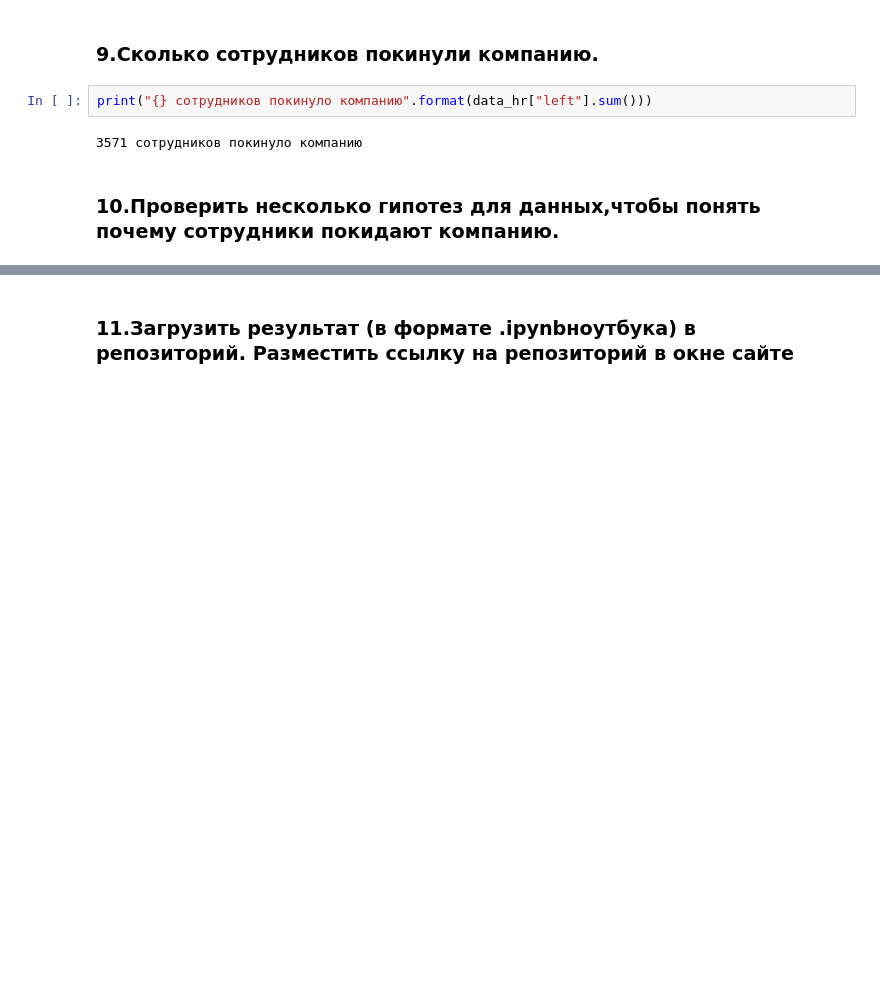
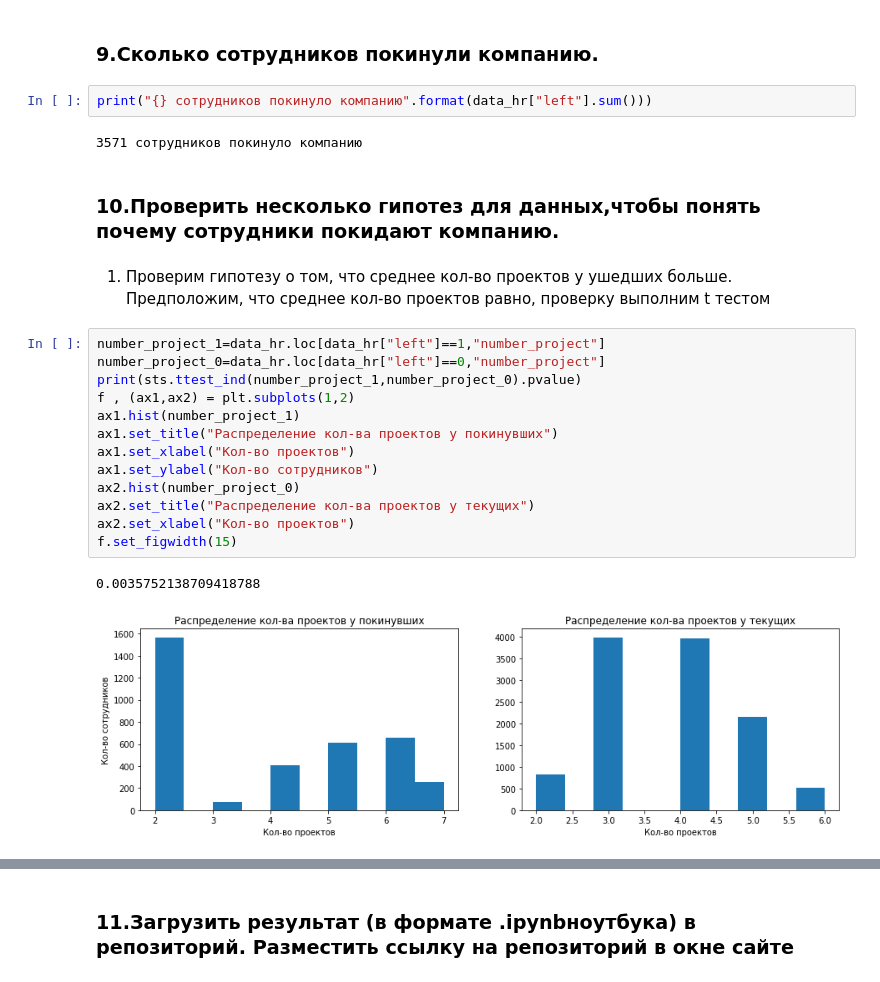
Before and after one commit to AlexeevVl/PythonHomework, a Jupyter notebook: Final_work.ipynb, the cells around one changed output, grey strips where cells are left out. Cells and saved outputs as stored; diff of their text form; blank space fills up the shorter version.

```diff
--- a/Final_work.ipynb
+++ b/Final_work.ipynb
@@ -114,3 +121,22 @@ print("{} сотрудников покинуло компанию".format(data_
 3571 сотрудников покинуло компанию
 # %% [markdown]
 ### 10.Проверить несколько гипотез для данных,чтобы понять почему сотрудники покидают компанию.
+# %% [markdown]
+1. Проверим гипотезу о том, что среднее кол-во проектов у ушедших больше.
+Предположим, что среднее кол-во проектов равно, проверку выполним t тестом
+# %%
+number_project_1=data_hr.loc[data_hr["left"]==1,"number_project"]
+number_project_0=data_hr.loc[data_hr["left"]==0,"number_project"]
+print(sts.ttest_ind(number_project_1,number_project_0).pvalue)
+f , (ax1,ax2) = plt.subplots(1,2)
+ax1.hist(number_project_1)
+ax1.set_title("Распределение кол-ва проектов у покинувших")
+ax1.set_xlabel("Кол-во проектов")
+ax1.set_ylabel("Кол-во сотрудников")
+ax2.hist(number_project_0)
+ax2.set_title("Распределение кол-ва проектов у текущих")
+ax2.set_xlabel("Кол-во проектов")
+f.set_figwidth(15)
+# %% [output]
+0.0035752138709418788
+[figure, added]
```
Also changed, not shown: parts of 10 cells of this notebook.
